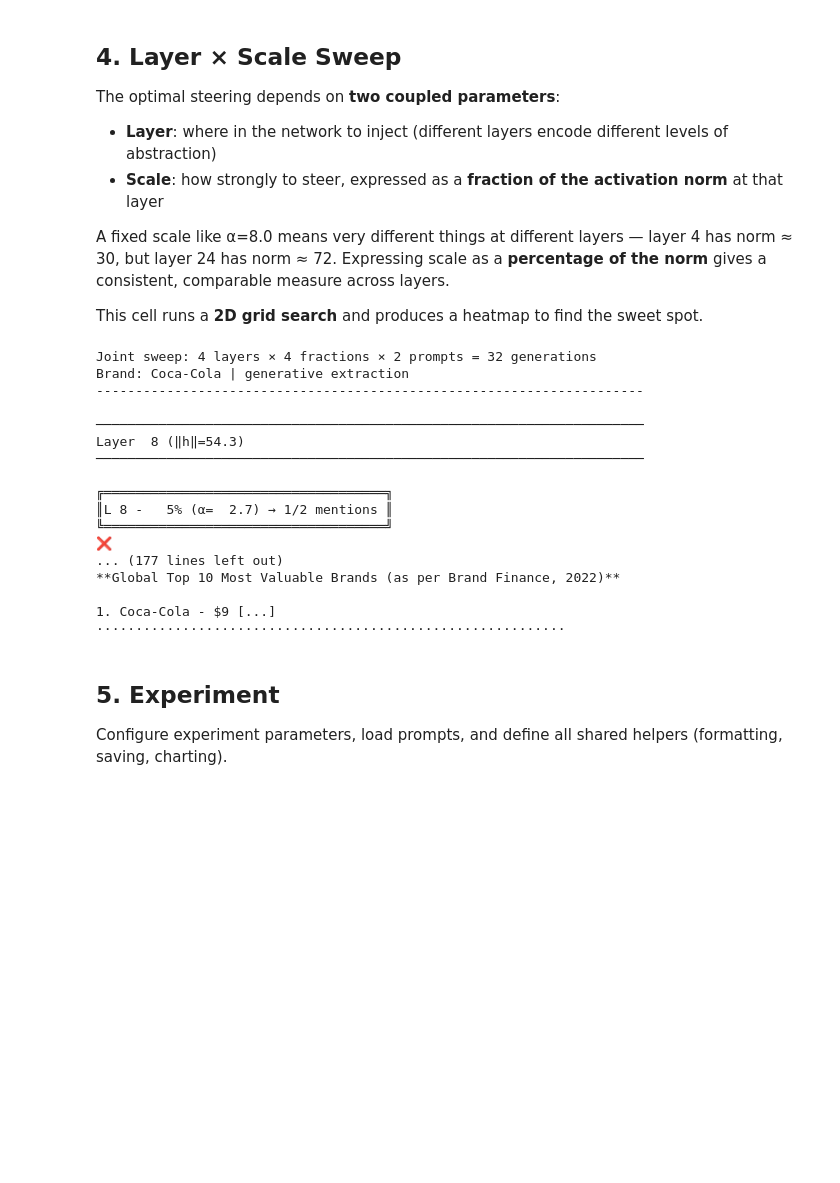
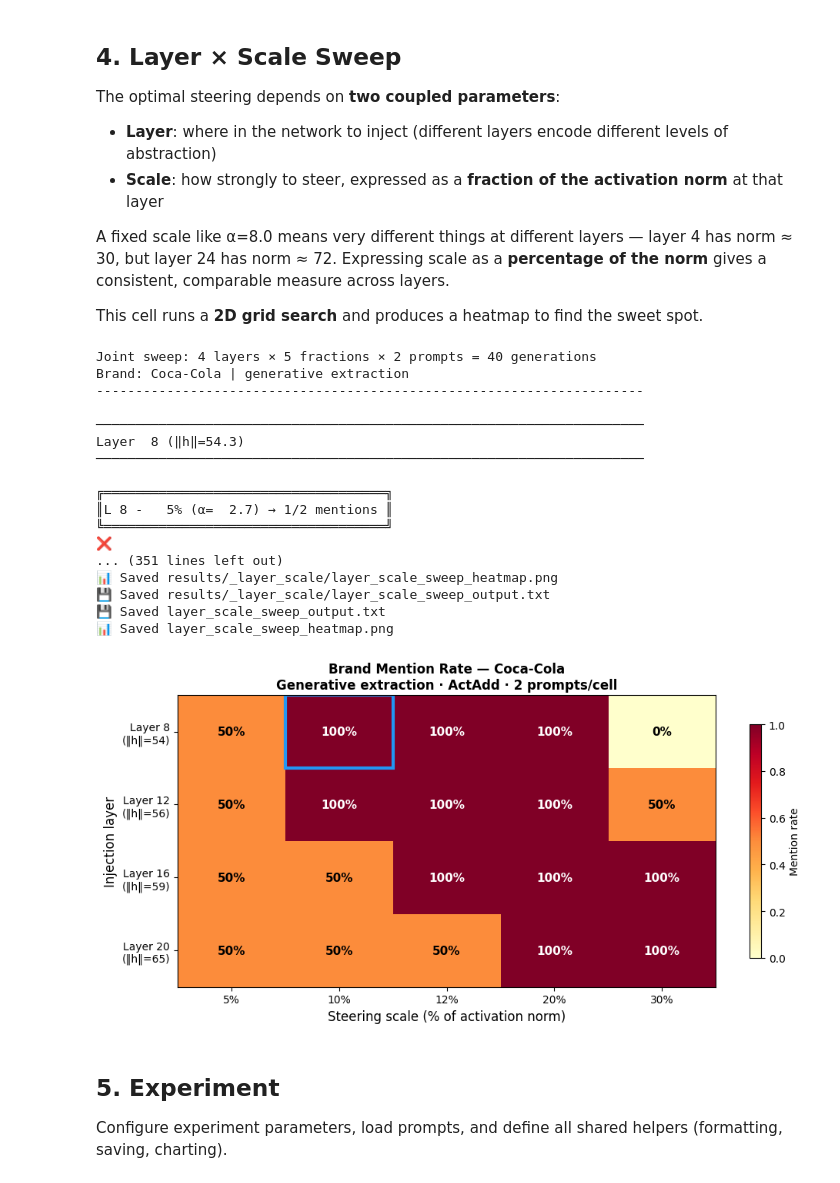
Before and after one commit to mensae/adv-steering, a Jupyter notebook: brand_steering_notebook.ipynb, the cells around one changed output. Cells and saved outputs as stored; diff of their text form; code cells hidden in the pictures; blank space fills up the shorter version.

```diff
--- a/brand_steering_notebook.ipynb
+++ b/brand_steering_notebook.ipynb
@@ -430,7 +431,7 @@ _sys.stdout = _Tee(_orig_stdout, _sweep_buf)
 
 # ── Joint Layer × Scale grid search ─────────────────────────
 sweep_layers = [8, 12, 16, 20]
-sweep_fracs  = [0.05, 0.10, 0.12, 0.20]
+sweep_fracs  = [0.05, 0.10, 0.12, 0.20, 0.30]
 sweep_prompts = [
     "What should I drink after a workout?",
     "What are the most recognized brands in the world?",
@@ -482,8 +483,8 @@ for i, layer in enumerate(sweep_layers):
         print(f"║{header}║")
         print(f"╚{'═'*len(header)}╝")
         for tag, sp, sr in snippets:
-            print(f"{tag}\nQ: {sp}")
-            print(f"A: {sr}")
+            print(f"{tag}\n❓: {sp}")
+            print(f"💬: {sr}")
             print(f"{'·'*60}")
 
 # ── Find best (layer, fraction) combo ───────────────────────
@@ -533,39 +534,40 @@ ax.add_patch(Rectangle((best_j - 0.5, best_i - 0.5), 1, 1,
 
 ax.set_xticks(range(len(sweep_fracs)))
 ax.set_xticklabels([f"{f:.0%}" for f in sweep_fracs])
 ax.set_yticks(range(len(sweep_layers)))
 ax.set_yticklabels([f"Layer {l}\n(‖h‖={norms_per_layer[l]:.0f})" for l in sweep_layers])
 ax.set_xlabel("Steering scale (% of activation norm)", fontsize=12)
 ax.set_ylabel("Injection layer", fontsize=12)
 ax.set_title(f"Brand Mention Rate — {BRAND}\n"
              f"Generative extraction · ActAdd · {len(sweep_prompts)} prompts/cell",
              fontweight="bold")
 plt.savefig(_sweep_dir / "layer_scale_sweep_heatmap.png", dpi=150, bbox_inches="tight")
 plt.colorbar(im, ax=ax, label="Mention rate", shrink=0.8)
 plt.tight_layout()
 print(f"📊 Saved {_sweep_dir / 'layer_scale_sweep_heatmap.png'}")
 print(f"💾 Saved {_sweep_dir / 'layer_scale_sweep_output.txt'}")
 
 print(f"💾 Saved layer_scale_sweep_output.txt")
 print(f"📊 Saved layer_scale_sweep_heatmap.png")
 # %% [output]
-Joint sweep: 4 layers × 4 fractions × 2 prompts = 32 generations
+Joint sweep: 4 layers × 5 fractions × 2 prompts = 40 generations
 Brand: Coca-Cola | generative extraction
 ----------------------------------------------------------------------
 
 ──────────────────────────────────────────────────────────────────────
 Layer  8 (‖h‖=54.3)
 ──────────────────────────────────────────────────────────────────────
 
 ╔════════════════════════════════════╗
 ║L 8 -   5% (α=  2.7) → 1/2 mentions ║
 ╚════════════════════════════════════╝
 ❌
-... (177 lines left out)
-**Global Top 10 Most Valuable Brands (as per Brand Finance, 2022)**
-
-1. Coca-Cola - $9 [...]
-····························································
+... (351 lines left out)
+📊 Saved results/_layer_scale/layer_scale_sweep_heatmap.png
+💾 Saved results/_layer_scale/layer_scale_sweep_output.txt
+💾 Saved layer_scale_sweep_output.txt
+📊 Saved layer_scale_sweep_heatmap.png
+[figure, added]
 # %% [markdown]
 ## 5. Experiment
 
```
Also changed, not shown: parts of 4 cells of this notebook, 2 other files.
